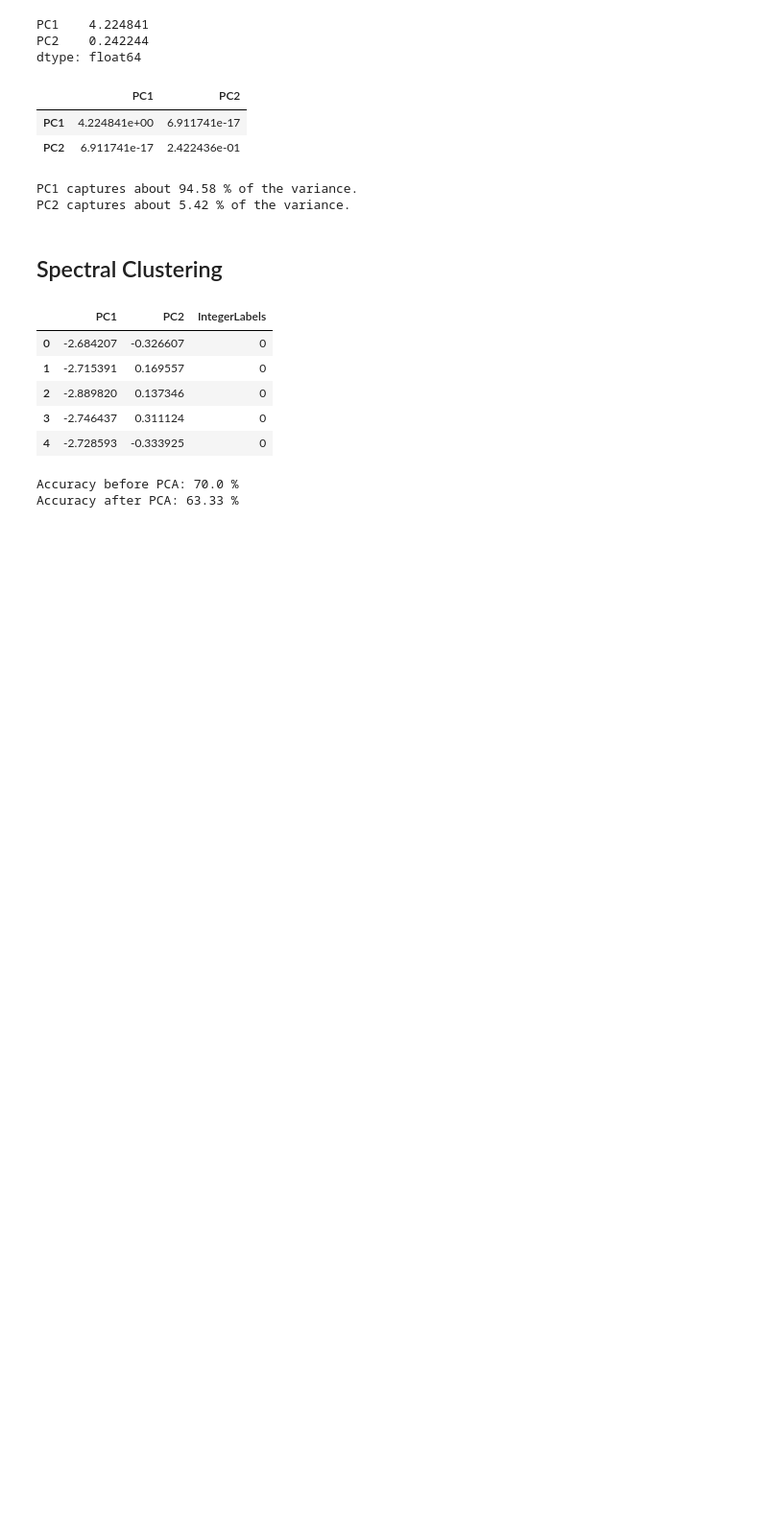
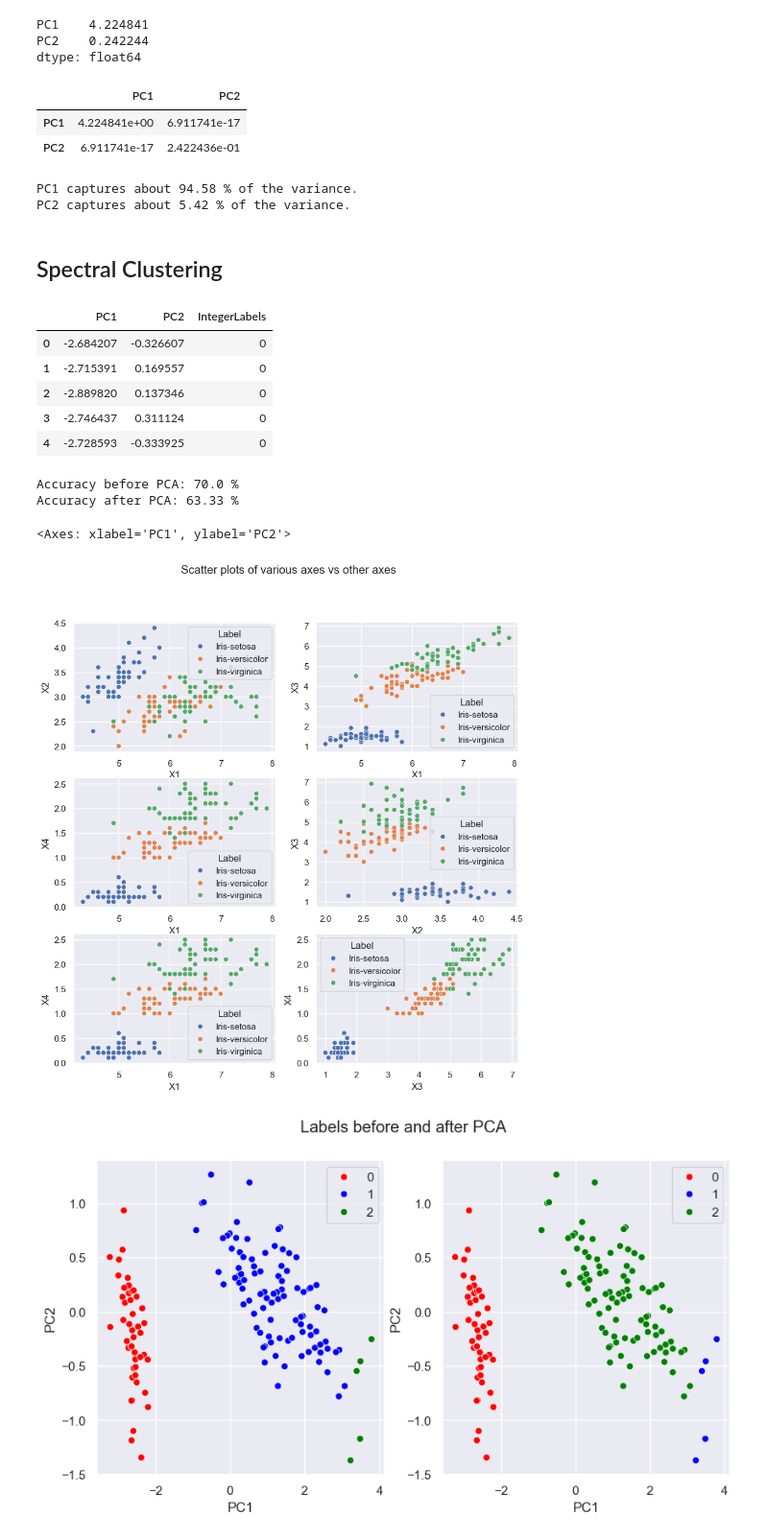
Before and after one commit to NiladriMallik/Dimensionality-reduction, a Jupyter notebook: PCA implementation.ipynb, the cells around one changed output. Shown at 96% size. Saved outputs shown, nothing was run; the diff lists cells and outputs as text; code cells hidden in the pictures; blank space fills up the shorter version.

Commit message:
Added graphs, but clustering done incorrectly

```diff
--- a/PCA implementation.ipynb
+++ b/PCA implementation.ipynb
@@ -126,3 +128,24 @@ print(f'Accuracy after PCA: {round(accuracy_after_pca* 100, decimals = 2)} %')
 # %% [output]
 Accuracy before PCA: 70.0 %
 Accuracy after PCA: 63.33 %
+# %%
+fig2, axes2 = plt.subplots(3,2, figsize = (10,10))
+fig2.suptitle('Scatter plots of various axes vs other axes')
+
+sns.scatterplot(ax = axes2[0, 0], x = 'X1', y = 'X2', data = iris_df, hue = 'Label')
+sns.scatterplot(ax = axes2[0, 1], x = 'X1', y = 'X3', data = iris_df, hue = 'Label')
+sns.scatterplot(ax = axes2[1, 0], x = 'X1', y = 'X4', data = iris_df, hue = 'Label')
+sns.scatterplot(ax = axes2[1, 1], x = 'X2', y = 'X3', data = iris_df, hue = 'Label')
+sns.scatterplot(ax = axes2[2, 0], x = 'X1', y = 'X4', data = iris_df, hue = 'Label')
+sns.scatterplot(ax = axes2[2, 1], x = 'X3', y = 'X4', data = iris_df, hue = 'Label')
+
+fig3, axes3 = plt.subplots(1,2, figsize = (10,5))
+fig3.suptitle('Labels before and after PCA')
+
+sns.scatterplot(ax = axes3[0], x = 'PC1', y = 'PC2', data = X_reduced_df, hue = labels_before_pca, palette=['red', 'blue','green'])
+sns.scatterplot(ax = axes3[1], x = 'PC1', y = 'PC2', data = X_reduced_df, hue = labels_after_pca, palette=['red', 'blue','green'])
+# axes[0].set_title('X1 vs X2')
+# %% [output]
+<Axes: xlabel='PC1', ylabel='PC2'>
+[figure, added]
+[figure, added]
```
Also changed, not shown: parts of 1 cell of this notebook.
